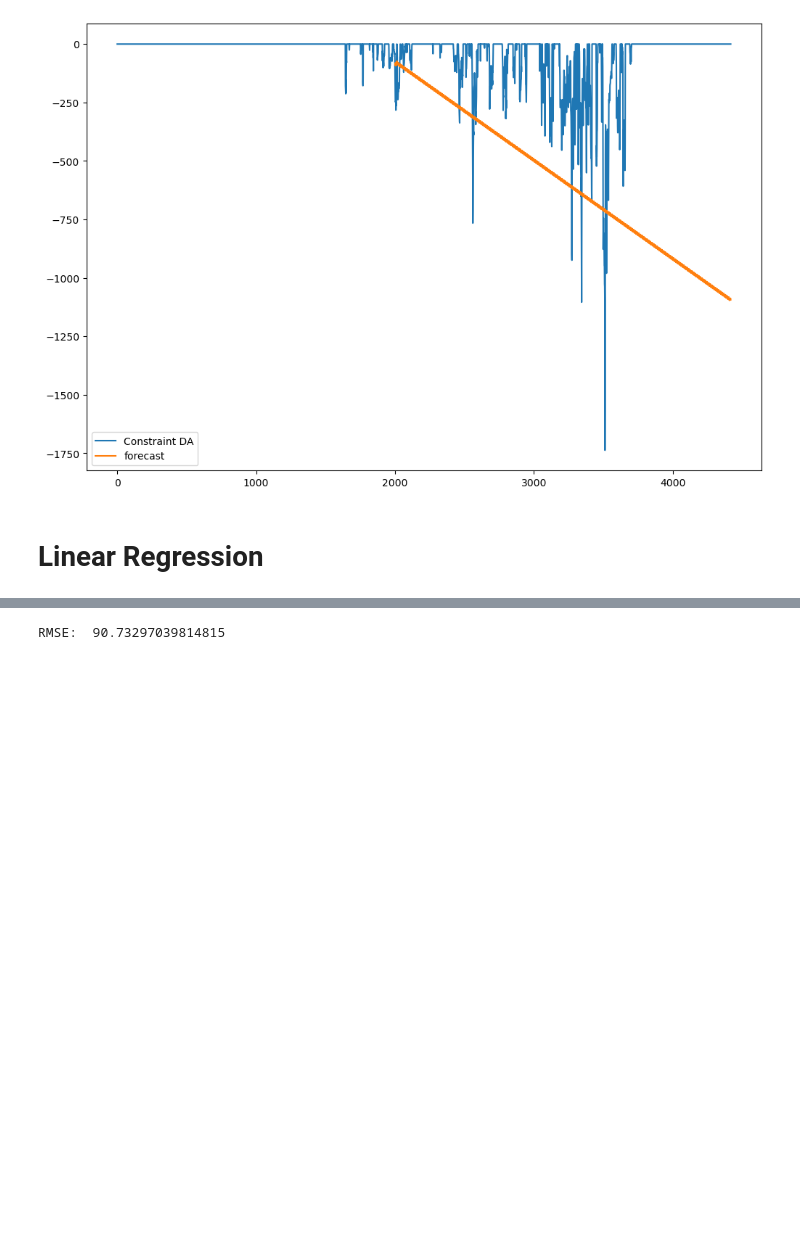
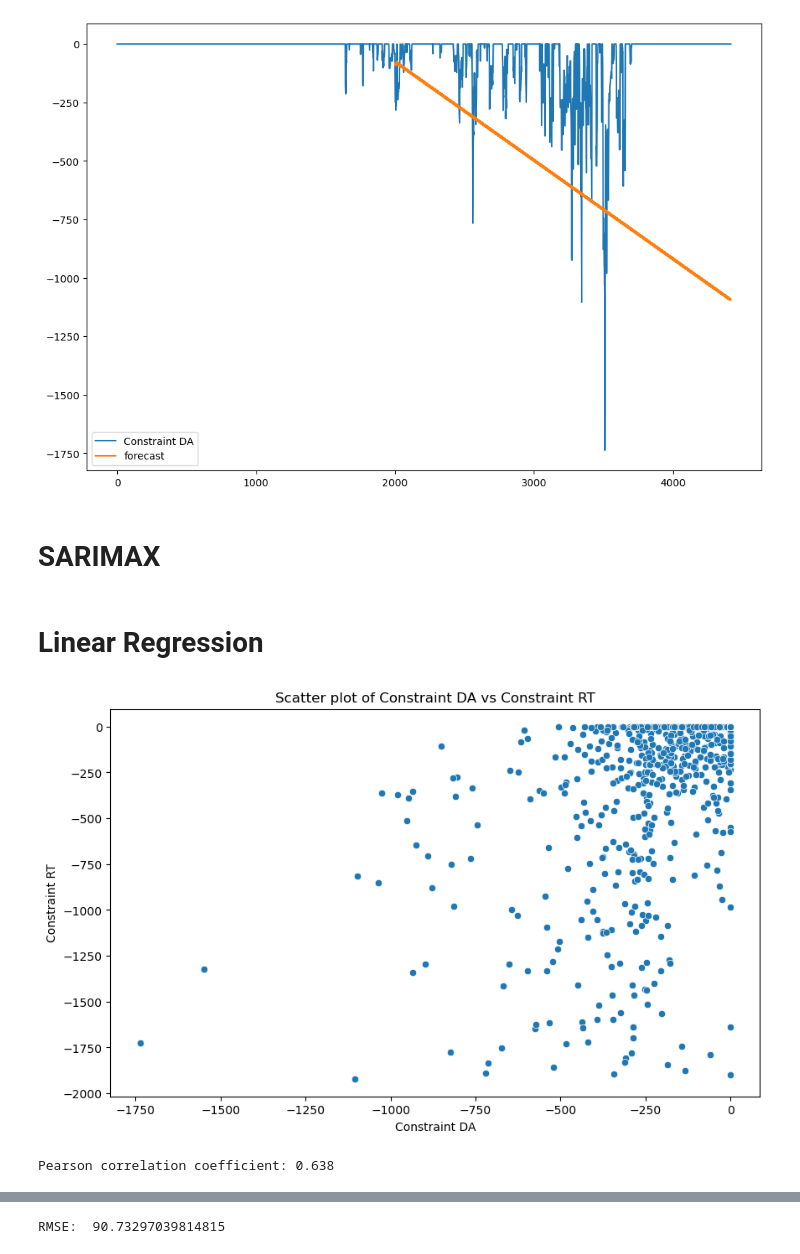
Before and after one commit to Nim-ah/Day-Ahead-Real-Time-Constraint-Investigation, a Jupyter notebook: DA_RT_V1.ipynb, the cells around one changed output, grey strips where cells are left out. Saved outputs shown, nothing was run; the diff lists cells and outputs as text; code cells hidden in the pictures; blank space fills up the shorter version.

```diff
--- a/DA_RT_V1.ipynb
+++ b/DA_RT_V1.ipynb
@@ -294,3 +307,5 @@ df[['Constraint DA','forecast']].plot(figsize=(12,8))
 # %% [output]
 <Axes: >
 [figure]
+# %% [markdown]
+# SARIMAX
@@ -297,2 +330,13 @@ df[['Constraint DA','forecast']].plot(figsize=(12,8))
 # %% [markdown]
 # Linear Regression
+# %%
+plt.figure(figsize=(10, 6))
+sms.scatterplot(data=df, x='Constraint DA', y='Constraint RT')
+plt.title('Scatter plot of Constraint DA vs Constraint RT')
+plt.show()
+
+correlation, _ = pearsonr(df['Constraint DA'], df['Constraint RT'])
+print('Pearson correlation coefficient: %.3f' % correlation)
+# %% [output]
+[figure, added]
+Pearson correlation coefficient: 0.638
```
Also changed, not shown: parts of 20 cells of this notebook.
